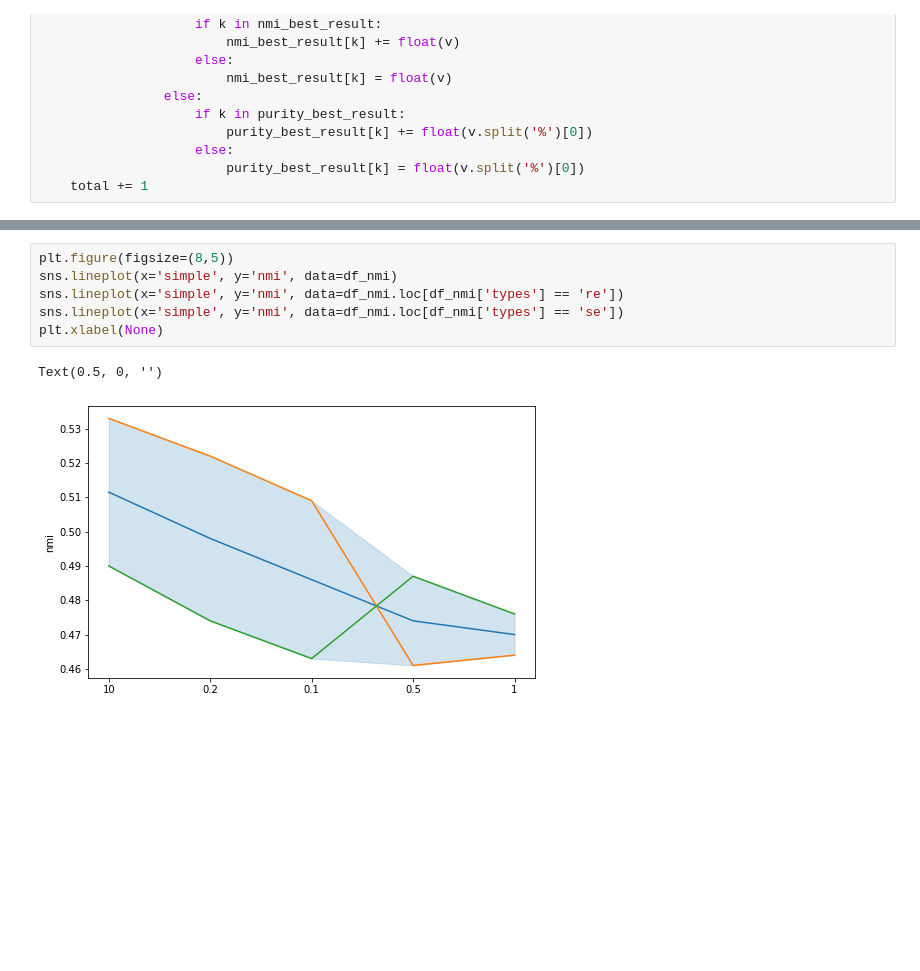
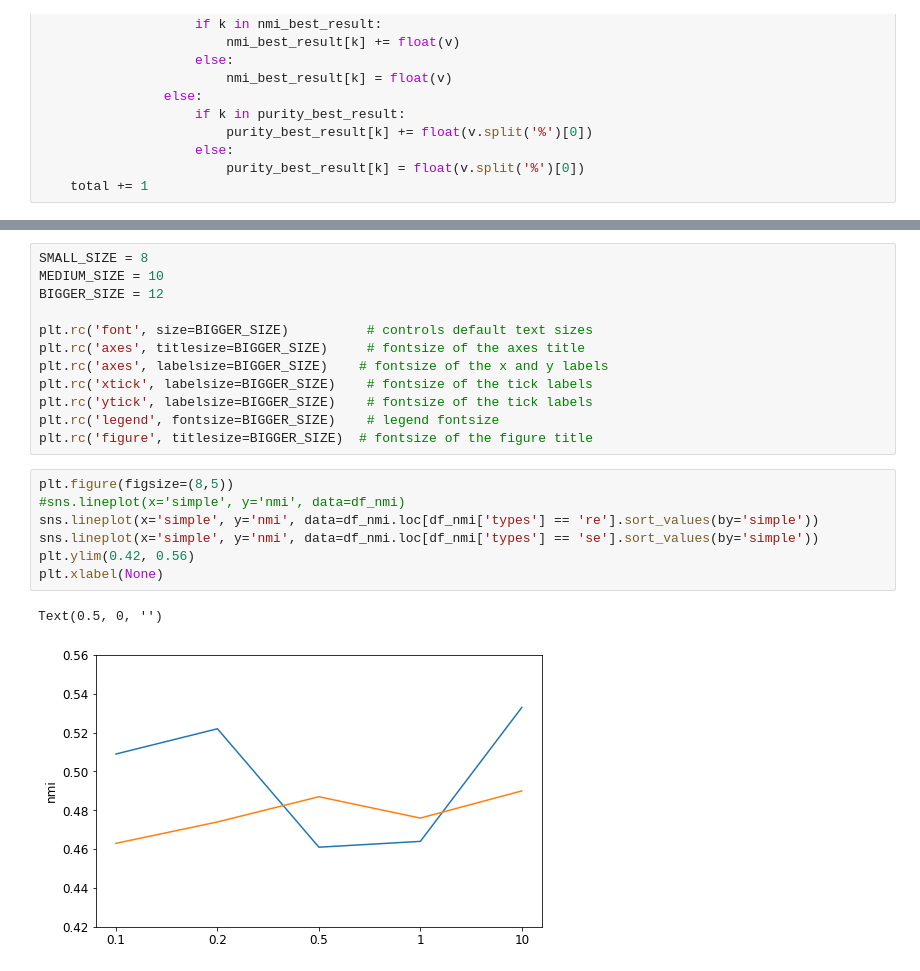
Before and after one commit to hopemini/data_processing, a Jupyter notebook: jideca_params/find_mean.ipynb, the cells around one changed output, grey strips where cells are left out. Cells and saved outputs as stored; diff of their text form; blank space fills up the shorter version.

```diff
--- a/jideca_params/find_mean.ipynb
+++ b/jideca_params/find_mean.ipynb
@@ -75,9 +85,22 @@ df_purity.to_csv('purity_means.csv')
+# %%
+SMALL_SIZE = 8
+MEDIUM_SIZE = 10
+BIGGER_SIZE = 12
+
+plt.rc('font', size=BIGGER_SIZE)          # controls default text sizes
+plt.rc('axes', titlesize=BIGGER_SIZE)     # fontsize of the axes title
+plt.rc('axes', labelsize=BIGGER_SIZE)    # fontsize of the x and y labels
+plt.rc('xtick', labelsize=BIGGER_SIZE)    # fontsize of the tick labels
+plt.rc('ytick', labelsize=BIGGER_SIZE)    # fontsize of the tick labels
+plt.rc('legend', fontsize=BIGGER_SIZE)    # legend fontsize
+plt.rc('figure', titlesize=BIGGER_SIZE)  # fontsize of the figure title
 # %%
 plt.figure(figsize=(8,5))
-sns.lineplot(x='simple', y='nmi', data=df_nmi)
-sns.lineplot(x='simple', y='nmi', data=df_nmi.loc[df_nmi['types'] == 're'])
-sns.lineplot(x='simple', y='nmi', data=df_nmi.loc[df_nmi['types'] == 'se'])
+#sns.lineplot(x='simple', y='nmi', data=df_nmi)
+sns.lineplot(x='simple', y='nmi', data=df_nmi.loc[df_nmi['types'] == 're'].sort_values(by='simple'))
+sns.lineplot(x='simple', y='nmi', data=df_nmi.loc[df_nmi['types'] == 'se'].sort_values(by='simple'))
+plt.ylim(0.42, 0.56)
 plt.xlabel(None)
 # %% [output]
 Text(0.5, 0, '')
-[figure, old version]
+[figure, new version]
```
Also changed, not shown: parts of 5 cells of this notebook.
